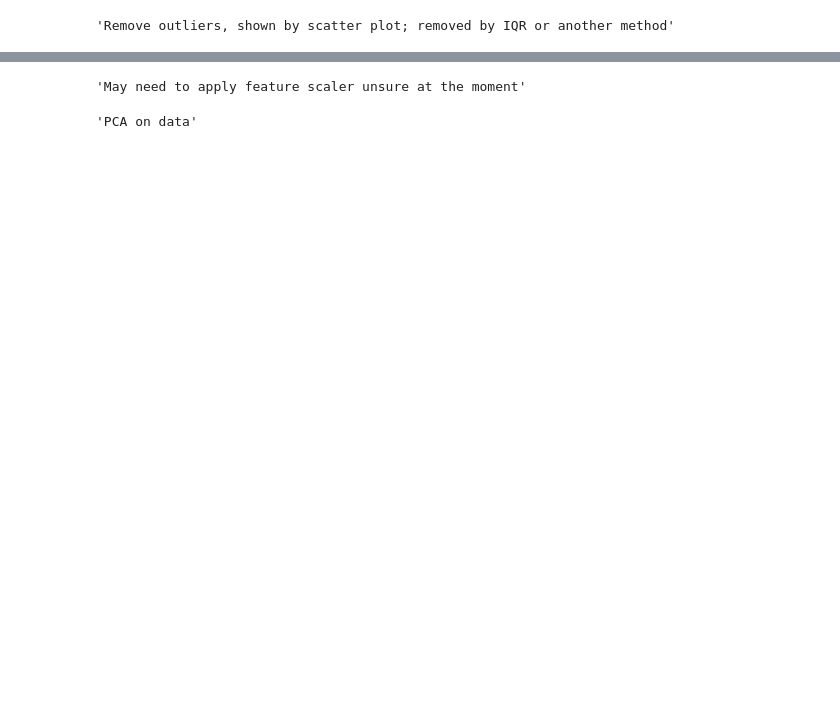
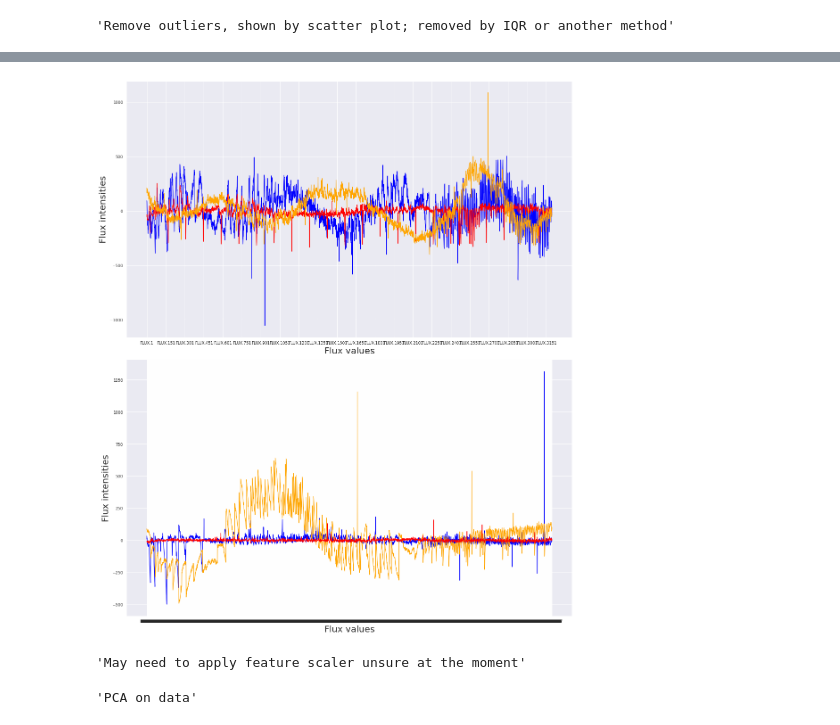
Before and after one commit to Shield94/CMSE202_Project, a Jupyter notebook: Semester Project.ipynb, the cells around one changed output, grey strips where cells are left out. Drawn from its saved outputs; the diff is of its cells as text; code cells hidden in the pictures; blank space fills up the shorter version.

```diff
--- a/Semester Project.ipynb
+++ b/Semester Project.ipynb
@@ -105,3 +86,25 @@ plt.show()
+# %%
+fig, axs = plt.subplots(nrows = 2, ncols = 1, figsize = (15,17.5))
+
+#Code for Exoplanets
+axs[0].plot(train_data.iloc[0,1:], color = 'blue')
+axs[0].plot(train_data.iloc[1,1:], color = 'red')
+axs[0].plot(train_data.iloc[5,1:], color = 'orange')
+axs[0].set_xlabel('Flux values', size = 20)
+axs[0].set_ylabel('Flux intensities', size = 20)
+axs[0].set_xticks(ticks = np.arange(0,3197,150), size = 25, rotation = 45)
+
+#Code for Non-Exoplanets
+axs[1].plot(train_data.iloc[211,1:], color = 'blue')
+axs[1].plot(train_data.iloc[400,1:], color = 'orange')
+axs[1].plot(train_data.iloc[500,1:], color = 'red')
+axs[1].set_xlabel('Flux values', size = 20)
+axs[1].set_ylabel('Flux intensities', size = 20)
+
+plt.tight_layout()
+plt.show()
+# %% [output]
+[figure, added]
 # %%
 '''Splitting the data into labels and features for both training and testing sets'''
 
```
Also changed, not shown: parts of 4 cells of this notebook.
